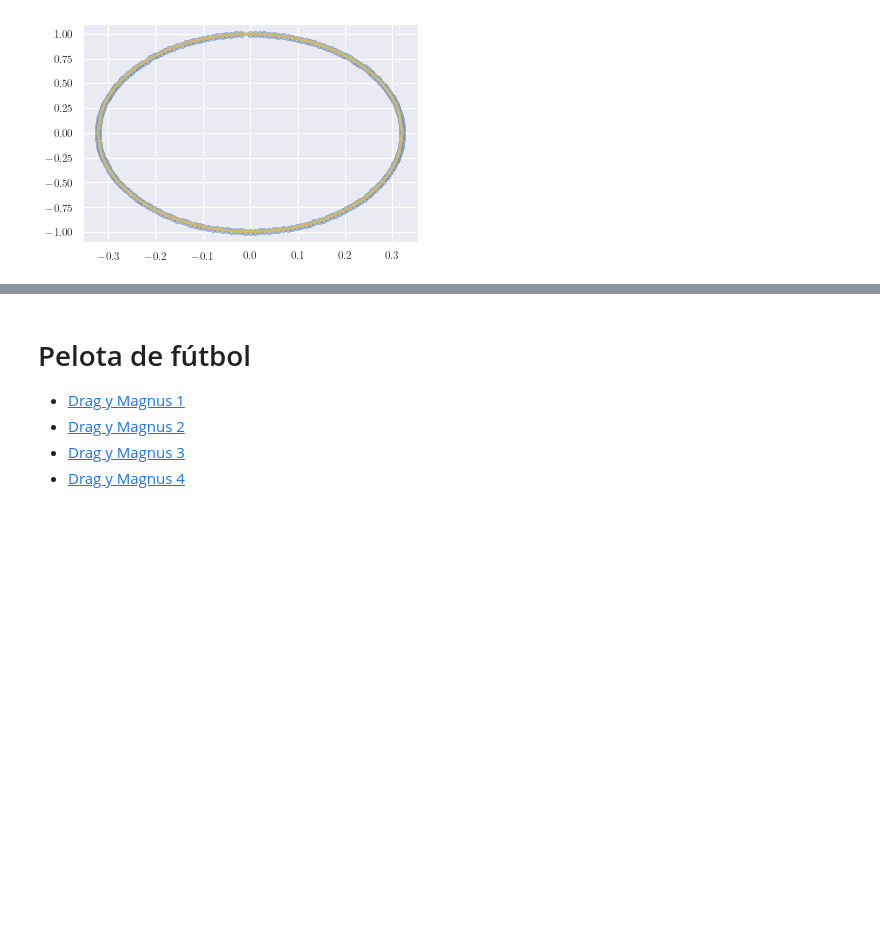
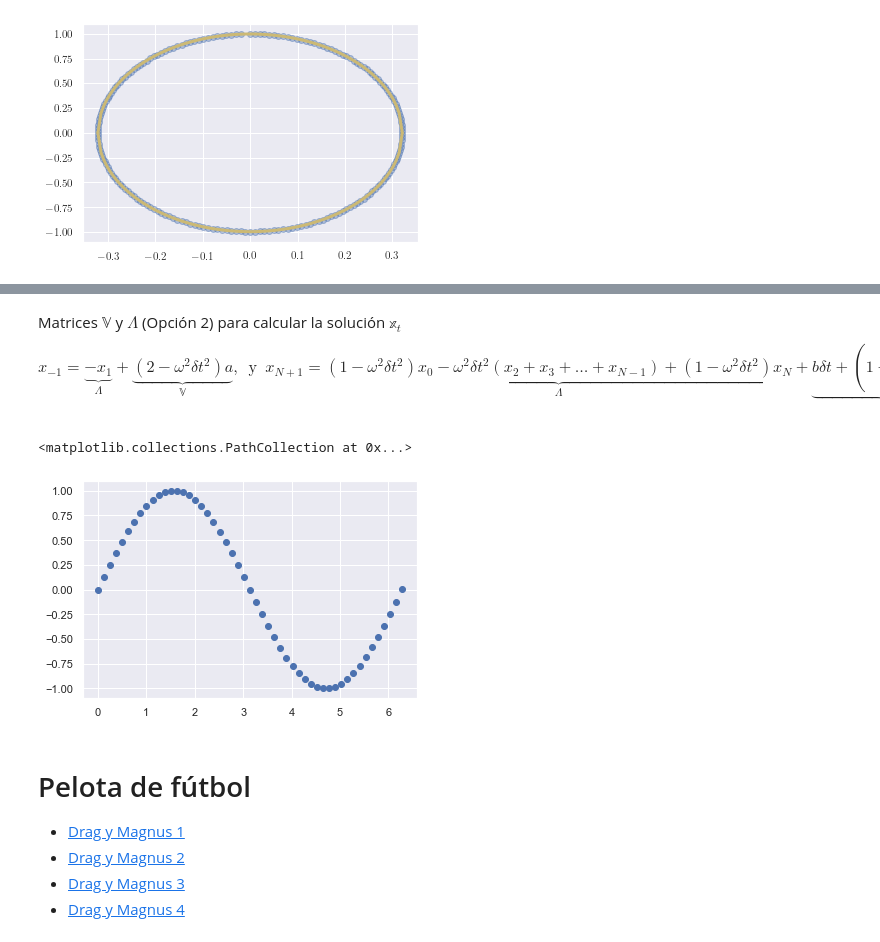
Before and after one commit to BrayanGar123/FISI2028-202010, a Jupyter notebook: ejercicios/semana6-7/diferenciacion.ipynb, the cells around one changed output, grey strips where cells are left out. Drawn from its saved outputs; the diff is of its cells as text; code cells hidden in the pictures; blank space fills up the shorter version.

```diff
--- a/ejercicios/semana6-7/diferenciacion.ipynb
+++ b/ejercicios/semana6-7/diferenciacion.ipynb
@@ -121,3 +182,22 @@ $$Verlet\to f''(x)\approx\frac{f(x+\delta x)+f(x-\delta x)-2f(x)}{\delta x^2}$$
+# %% [markdown]
+Matrices $\mathbb{V}$ y $\mathbb{\Lambda}$ (Opción 2) para calcular la solución $\mathbb{x}_t$
+$$x_{-1}=\underbrace{-x_1}_{\mathbb{\Lambda}}+\underbrace{(2-\omega^2\delta t^2)a}_{\mathbb{V}},\,\,\,\text{y}\,\,\,x_{N+1}=\underbrace{(1-\omega^2\delta t^2)x_0-\omega^2\delta t^2(x_2+x_3+\dots+x_{N-1})+(1-\omega^2\delta t^2)x_N}_{\mathbb{\Lambda}}+\underbrace{b\delta t+\left(1-\frac{\omega^2\delta t^2}{2}\right)a}_{\mathbb{V}}.$$
+# %%
+# Forma 2
+LAMBDA = np.zeros(shape=(N+1,N+1))
+LAMBDA[0,1] = 1
+for l in range(N+1):
+    if l == 0 or l == N:
+        LAMBDA[N,l] = omega2*dt**2 - 1
+    else:
+        LAMBDA[N,l] = omega2*dt**2
+V = np.zeros(shape=(N+1,1))
+V[0,0] = a*(omega2*dt*dt-2); V[N,0] = -dt*b+a*(1-omega2*dt*dt/2);
+Xsol = np.dot(np.linalg.inv(M-LAMBDA),V)
+plt.scatter(t,Xsol.T[0])
+# %% [output]
+<matplotlib.collections.PathCollection at 0x...>
+[figure, added]
 # %% [markdown]
 # Pelota de fútbol
 * [Drag y Magnus 1](https://www.researchgate.net/publication/228375759_Soccer_ball_lift_coefficients_via_trajectory_analysis)
```
Also changed, not shown: parts of 7 cells of this notebook, 1 other file.
